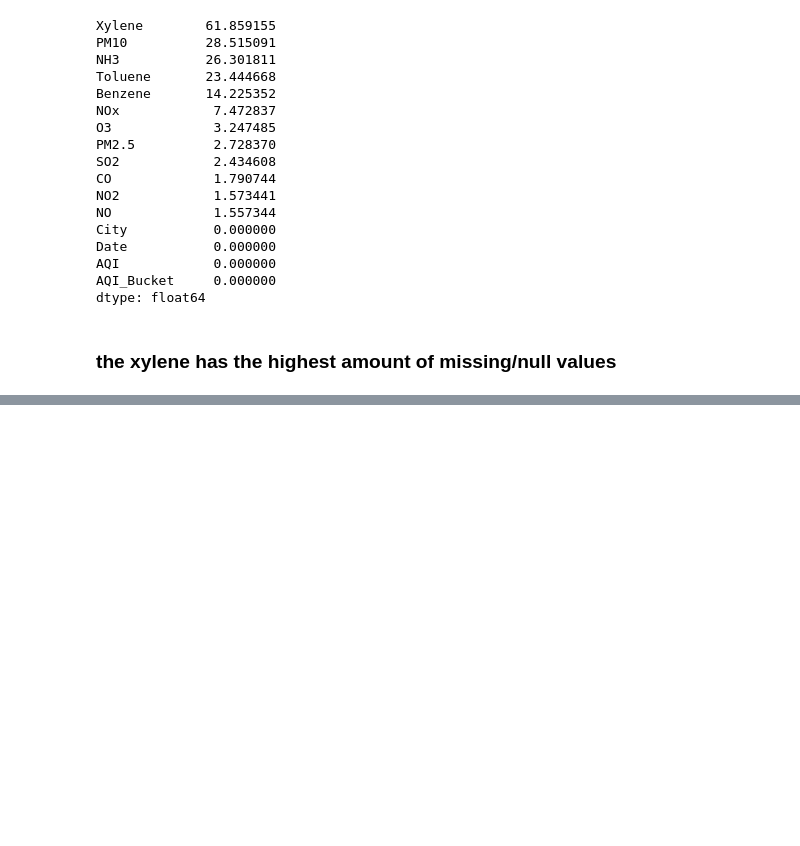
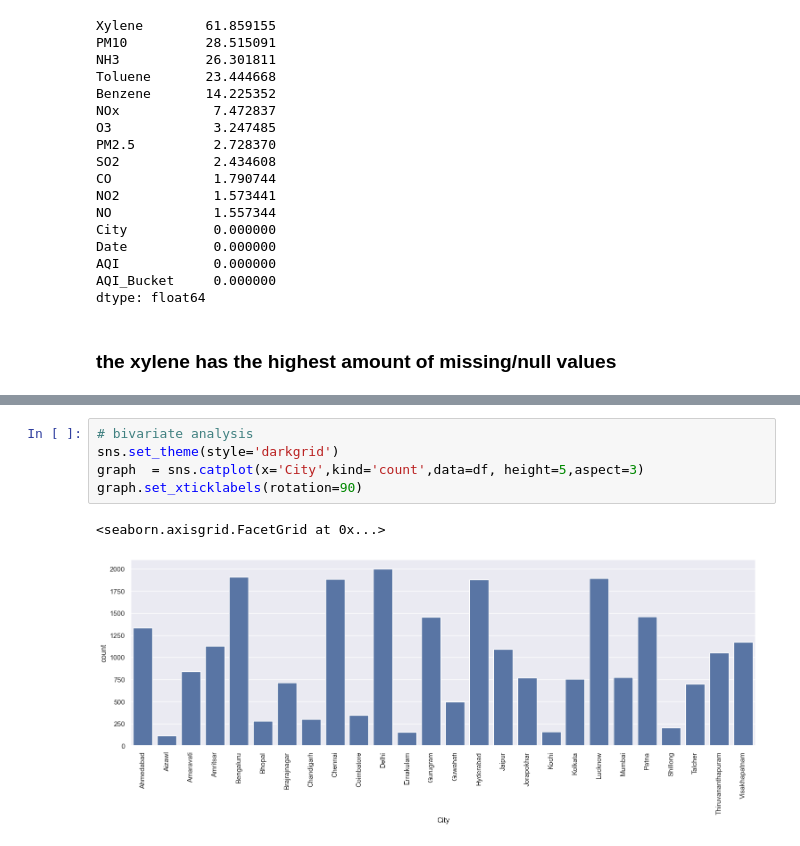
Before and after one commit to Sambhav260904/Air-Quality-Index-Prediction-Model, a Jupyter notebook: air quality index prediction model.ipynb, the cells around one changed output, grey strips where cells are left out. Saved outputs shown, nothing was run; the diff lists cells and outputs as text; blank space fills up the shorter version.

```diff
--- a/air quality index prediction model.ipynb
+++ b/air quality index prediction model.ipynb
@@ -141,0 +162,8 @@ dtype: float64
+# %%
+# bivariate analysis
+sns.set_theme(style='darkgrid')
+graph  = sns.catplot(x='City',kind='count',data=df, height=5,aspect=3)
+graph.set_xticklabels(rotation=90)
+# %% [output]
+<seaborn.axisgrid.FacetGrid at 0x...>
+[figure, added]
```
Also changed, not shown: parts of 28 cells of this notebook.
